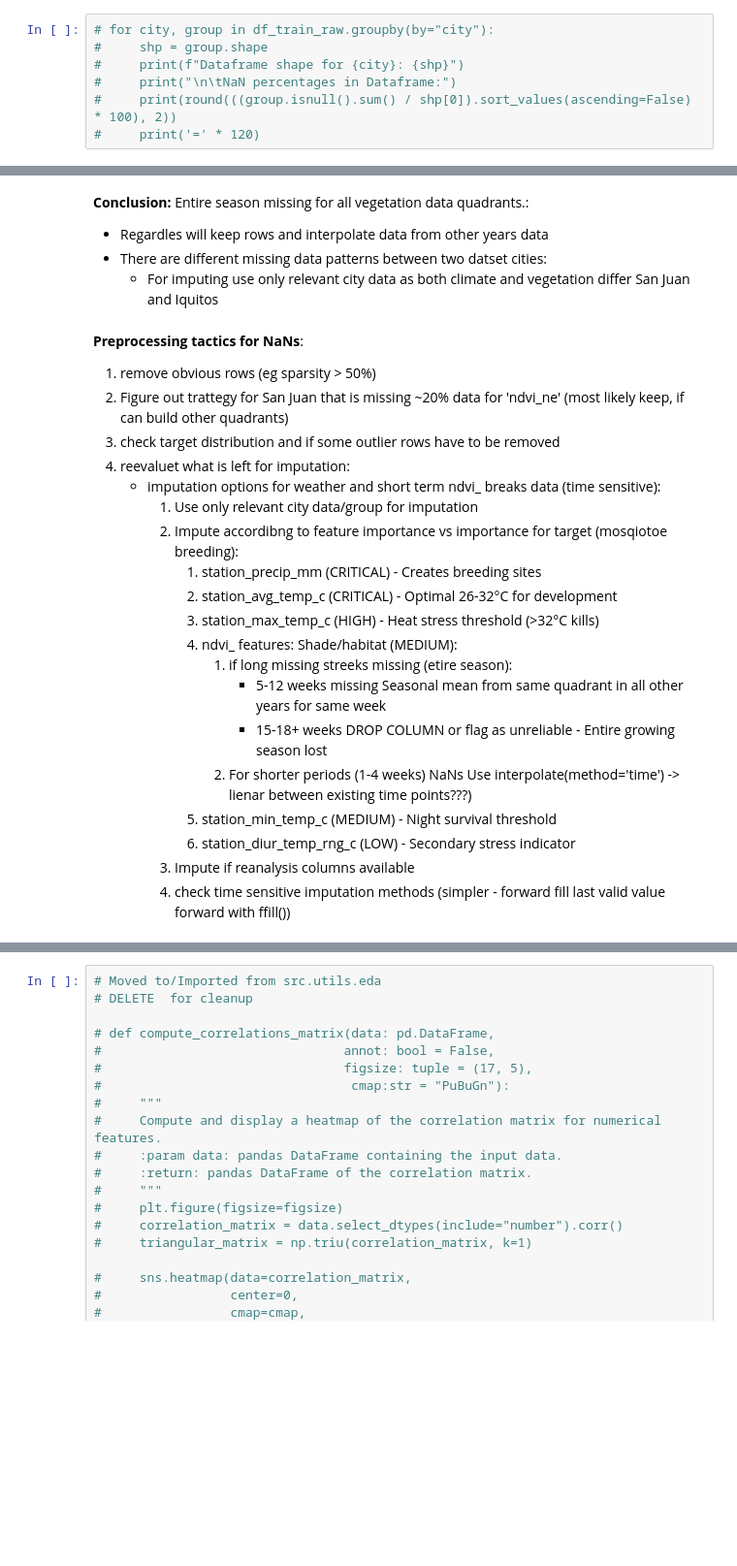
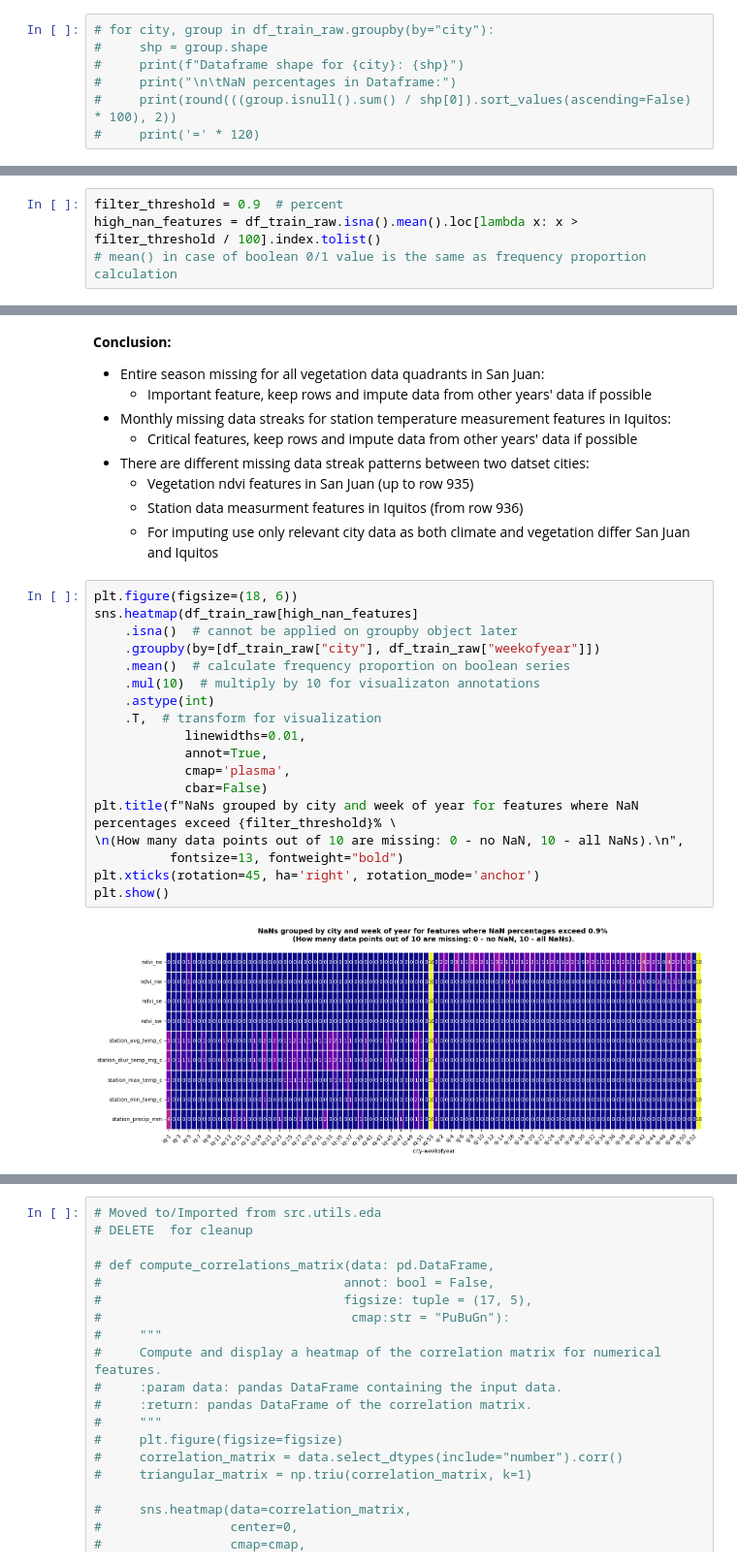
Before and after one commit to ButrosV/dengue-transfer-learn, a Jupyter notebook: notebooks/01_eda_dengue.ipynb, the cells around one changed output, grey strips where cells are left out. Shown at 97% size. Cells and saved outputs as stored; diff of their text form; blank space fills up the shorter version.

Commit message:
additonal EDA and data cleaning steps for NaN processing

```diff
--- a/notebooks/01_eda_dengue.ipynb
+++ b/notebooks/01_eda_dengue.ipynb
@@ -204 +209,5 @@ plt.show()
+# %%
+filter_threshold = 0.9  # percent
+high_nan_features = df_train_raw.isna().mean().loc[lambda x: x > filter_threshold / 100].index.tolist()
+# mean() in case of boolean 0/1 value is the same as frequency proportion calculation
 # %%
@@ -231,26 +246,30 @@ NaN streaks longer 2 than weeks for ndvi_sw feature:
 # %% [markdown]
-**Conclusion:** Entire season missing for all vegetation data quadrants.:
-- Regardles will keep rows and interpolate data from other years data
-- There are different missing data patterns between two datset cities:
+**Conclusion:**
+- Entire season missing for all vegetation data quadrants in San Juan:
+    - Important feature, keep rows and impute data from other years' data if possible
+- Monthly missing data streaks for station temperature measurement features in Iquitos:
+    - Critical features, keep rows and impute data from other years' data if possible
+- There are different missing data streak patterns between two datset cities:
+    - Vegetation ndvi features in San Juan (up to row 935)
+    - Station data measurment features in Iquitos (from row 936)
     - For imputing use only relevant city data as both climate and vegetation differ San Juan and Iquitos
-# %% [markdown]
-**Preprocessing tactics for NaNs**:
-1) remove obvious rows (eg sparsity > 50%)
-2) Figure out trattegy for San Juan that is missing ~20% data for 'ndvi_ne' (most likely keep, if can build other quadrants)
-3) check target distribution and if some outlier rows have to be removed
-4) reevaluet what is left for imputation:
-    - imputation options for weather and short term ndvi_ breaks data (time sensitive):
-        1) Use only relevant city data/group for imputation
-        2) Impute accordibng to feature importance vs importance for target (mosqiotoe breeding):
-            1. station_precip_mm (CRITICAL) - Creates breeding sites
-            2. station_avg_temp_c (CRITICAL) - Optimal 26-32°C for development
-            3. station_max_temp_c (HIGH) - Heat stress threshold (>32°C kills)
-            4. ndvi_ features: Shade/habitat (MEDIUM):
-                1) if long missing streeks missing (etire season):
-                    - 5-12 weeks missing Seasonal mean from same quadrant in all other years for same week
-                    - 15-18+ weeks	DROP COLUMN or flag as unreliable - Entire growing season lost
-                2) For shorter periods (1-4 weeks) NaNs Use interpolate(method='time') -> lienar between existing time points???)
-            6. station_min_temp_c (MEDIUM) - Night survival threshold
-            7. station_diur_temp_rng_c (LOW) - Secondary stress indicator
-        3) Impute if reanalysis columns available
-        4) check time sensitive imputation methods (simpler - forward fill last valid value forward with ffill())
+# %%
+plt.figure(figsize=(18, 6))
+sns.heatmap(df_train_raw[high_nan_features]
+    .isna()  # cannot be applied on groupby object later
+    .groupby(by=[df_train_raw["city"], df_train_raw["weekofyear"]])
+    .mean()  # calculate frequency proportion on boolean series
+    .mul(10)  # multiply by 10 for visualizaton annotations
+    .astype(int)
+    .T,  # transform for visualization
+            linewidths=0.01,
+            annot=True,
+            cmap='plasma',
+            cbar=False)
+plt.title(f"NaNs grouped by city and week of year for features where NaN percentages exceed {filter_threshold}% \
+\n(How many data points out of 10 are missing: 0 - no NaN, 10 - all NaNs).\n",
+          fontsize=13, fontweight="bold")
+plt.xticks(rotation=45, ha='right', rotation_mode='anchor')
+plt.show()
+# %% [output]
+[figure, added]
```
Also changed, not shown: parts of 16 cells of this notebook, 2 other files.
